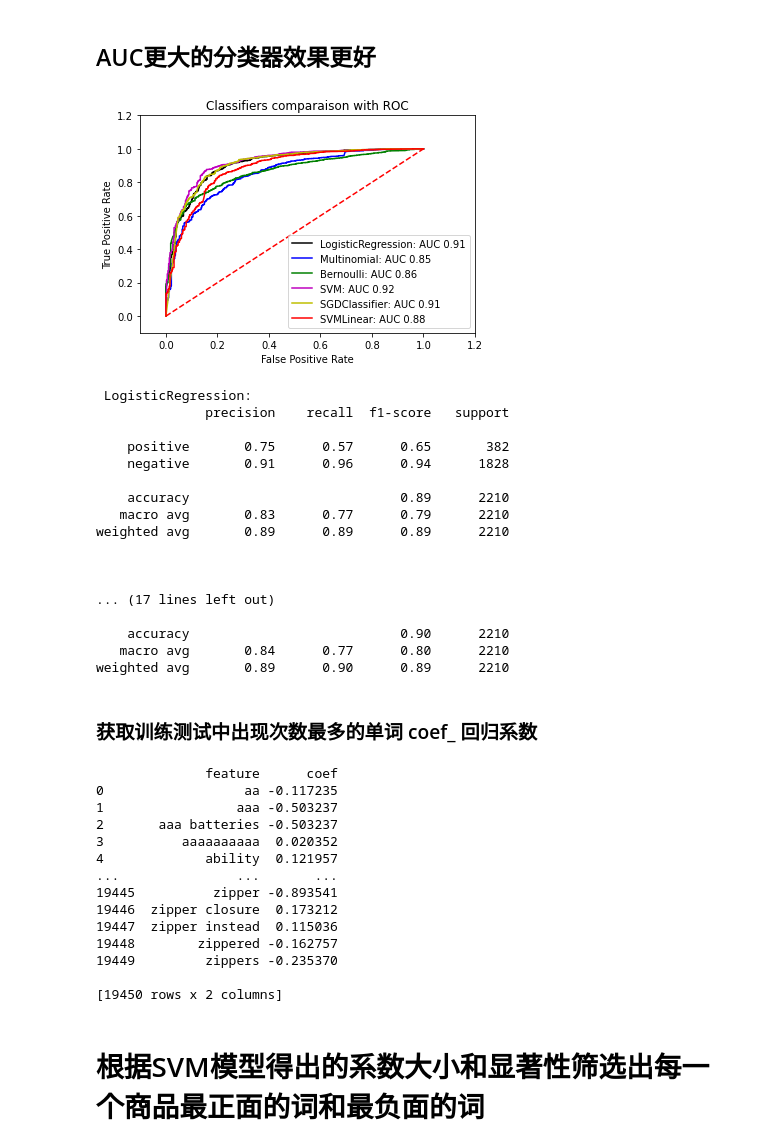
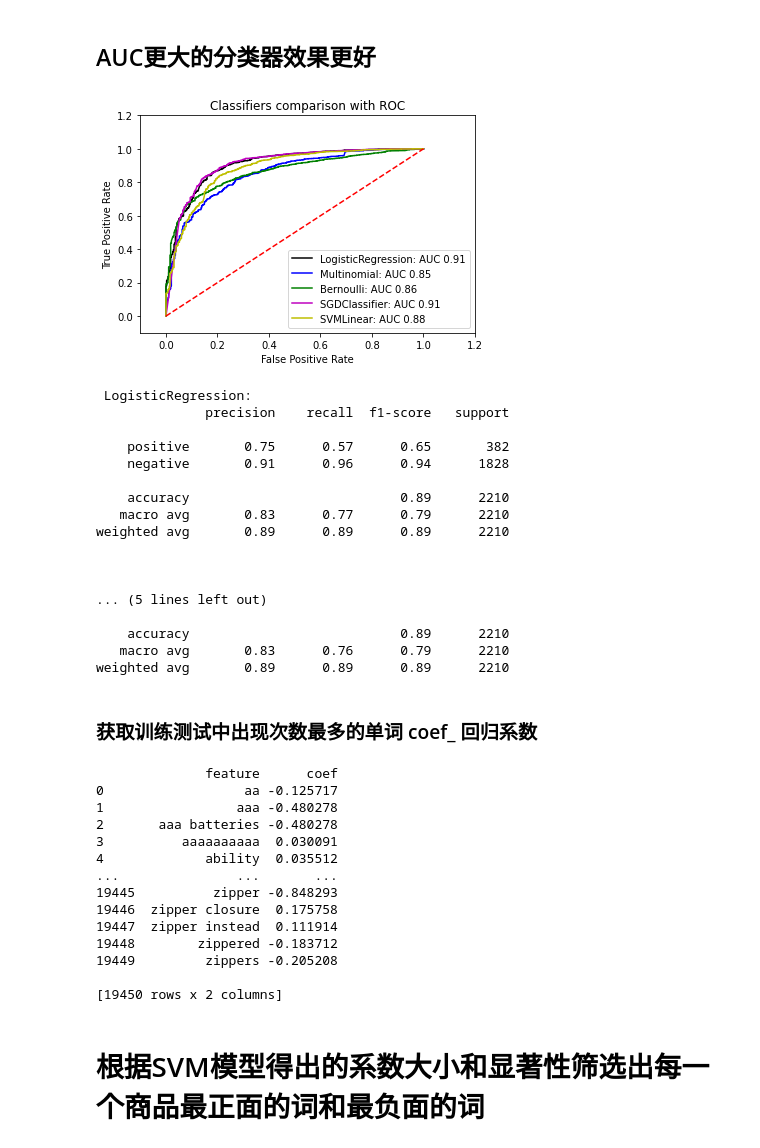
Before and after one commit to 2021-MCM/2020C, a Jupyter notebook: Requirement1/code/Untitled.ipynb, the cells around one changed output. Drawn from its saved outputs; the diff is of its cells as text; code cells hidden in the pictures.

```diff
--- a/Requirement1/code/Untitled.ipynb
+++ b/Requirement1/code/Untitled.ipynb
@@ -222,5 +222,5 @@ train
 # 1111111分类
 # %%
 import pandas as pd
-product='pacifier'#hair_dryer microwave pacifier
+product='microwave'#hair_dryer microwave pacifier
 df = pd.read_csv('cleaned_'+product+'.csv', header=0,index_col=0)
@@ -485,10 +410,9 @@ array([0.74654512])
 # %%
-'''
-model5 = SVC(C=100,kernel="linear",probability=True)
+from sklearn.svm import SVC
+model5 = SVC(C=1000,kernel="linear",probability=True)
 model5.fit(X_train_tfidf,train["senti"])
 prediction['SVMLinear'] = model5.predict_proba(X_test_tfidf)[:,1]
 print("SVM Linear Accuracy : {}".format(model5.score(X_test_tfidf , test["senti"])))
-'''
 # %% [output]
 SVM Linear Accuracy : 0.8787330316742081
 # %% [markdown]
@@ -503,40 +427,40 @@ from sklearn.metrics import roc_curve, auc
 import numpy as np
 
 #To check out which classifier is doing what
 def formatt(x):
     if x == 'neg':
         return 0
     if x == 0:
         return 0
     return 1
 vfunc = np.vectorize(formatt)
 
 cmp = 0
 colors = ['k', 'b', 'g', 'm', 'y','r']
 for model, predicted in prediction.items():
     if model not in 'Naive':
         false_positive_rate, true_positive_rate, thresholds = roc_curve(test["senti"].map(vfunc), predicted)
         roc_auc = auc(false_positive_rate, true_positive_rate)
         plt.plot(false_positive_rate, true_positive_rate, colors[cmp], label='%s: AUC %0.2f'% (model,roc_auc))
         cmp += 1
 
-plt.title('Classifiers comparaison with ROC')
+plt.title('Classifiers comparison with ROC')
 plt.legend(loc='lower right')
 plt.plot([0,1],[0,1],'r--')
 plt.xlim([-0.1,1.2])
 plt.ylim([-0.1,1.2])
 plt.ylabel('True Positive Rate')
 plt.xlabel('False Positive Rate')
 fig=plt.gcf()
 fig.savefig('ROC_'+product+'_all_withSW.png')
 plt.show()
 # %% [output]
-[figure, old version]
+[figure, new version]
 # %%
 # 对比三种模型的精确率、召回率、F1，加权各项得分，发现SVM效果最好
 test.senti = test.senti.replace(["pos" , "neg"] , [True , False] )
 keys = prediction.keys()
-for key in ['LogisticRegression','SVM','SGDClassifier']:
+for key in ['LogisticRegression','SGDClassifier']:
     print(" {}:".format(key))
     print(metrics.classification_report(test["senti"], prediction.get(key)>.5,
                                         target_names = ["positive", "negative"]))
@@ -554,11 +478,11 @@ weighted avg       0.89      0.89      0.89      2210
 
 
 
-... (17 lines left out)
+... (5 lines left out)
 
-    accuracy                           0.90      2210
-   macro avg       0.84      0.77      0.80      2210
-weighted avg       0.89      0.90      0.89      2210
+    accuracy                           0.89      2210
+   macro avg       0.83      0.76      0.79      2210
+weighted avg       0.89      0.89      0.89      2210
 # %% [markdown]
 ### 获取训练测试中出现次数最多的单词    coef_ 回归系数
 # %%
@@ -570,17 +494,17 @@ feature_coefs1 = pd.DataFrame(
 print(feature_coefs1)
 # %% [output]
               feature      coef
-0                  aa -0.117235
-1                 aaa -0.503237
-2       aaa batteries -0.503237
-3          aaaaaaaaaa  0.020352
-4             ability  0.121957
+0                  aa -0.125717
+1                 aaa -0.480278
+2       aaa batteries -0.480278
+3          aaaaaaaaaa  0.030091
+4             ability  0.035512
 ...               ...       ...
-19445          zipper -0.893541
-19446  zipper closure  0.173212
-19447  zipper instead  0.115036
-19448        zippered -0.162757
-19449         zippers -0.235370
+19445          zipper -0.848293
+19446  zipper closure  0.175758
+19447  zipper instead  0.111914
+19448        zippered -0.183712
+19449         zippers -0.205208
 
 [19450 rows x 2 columns]
 # %% [markdown]
```
Also changed, not shown: parts of 21 cells of this notebook, 37 other files.
